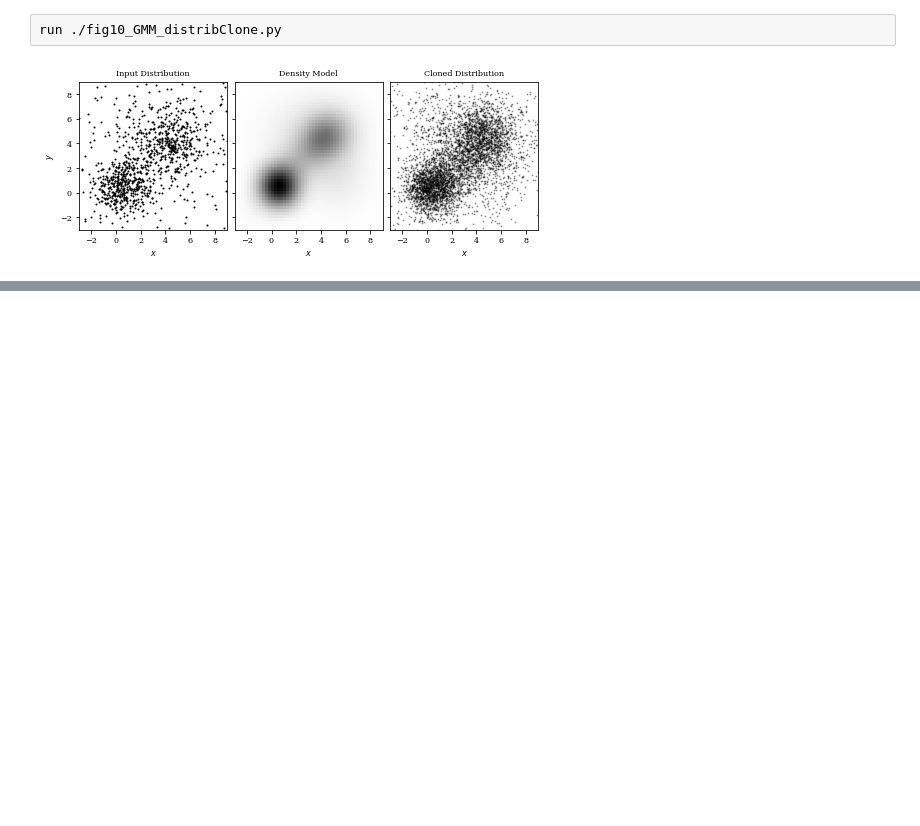
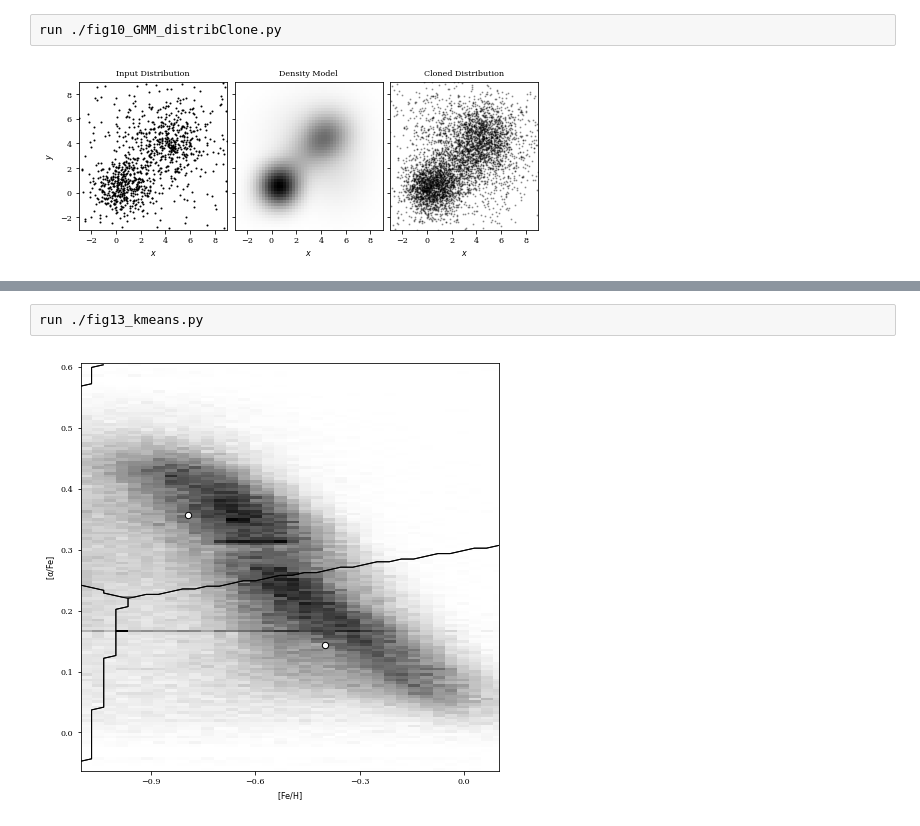
Before and after one commit to oskarkleincentre/MachineLearningInAstronomy, a Jupyter notebook: classes/Hand_On_2/Figure_scripts/Hands_on_Ch6.ipynb, the cells around one changed output, grey strips where cells are left out. Saved outputs shown, nothing was run; the diff lists cells and outputs as text; blank space fills up the shorter version.

```diff
--- a/classes/Hand_On_2/Figure_scripts/Hands_on_Ch6.ipynb
+++ b/classes/Hand_On_2/Figure_scripts/Hands_on_Ch6.ipynb
@@ -110,0 +131,4 @@ run ./fig10_GMM_distribClone.py
+# %%
+run ./fig13_kmeans.py
+# %% [output]
+[figure, added]
```
Also changed, not shown: parts of 7 cells of this notebook, 7 other files.
